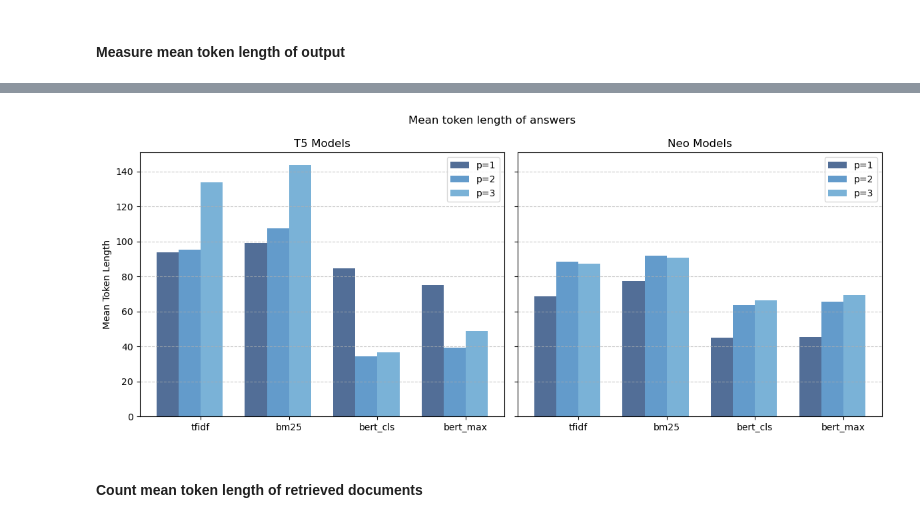
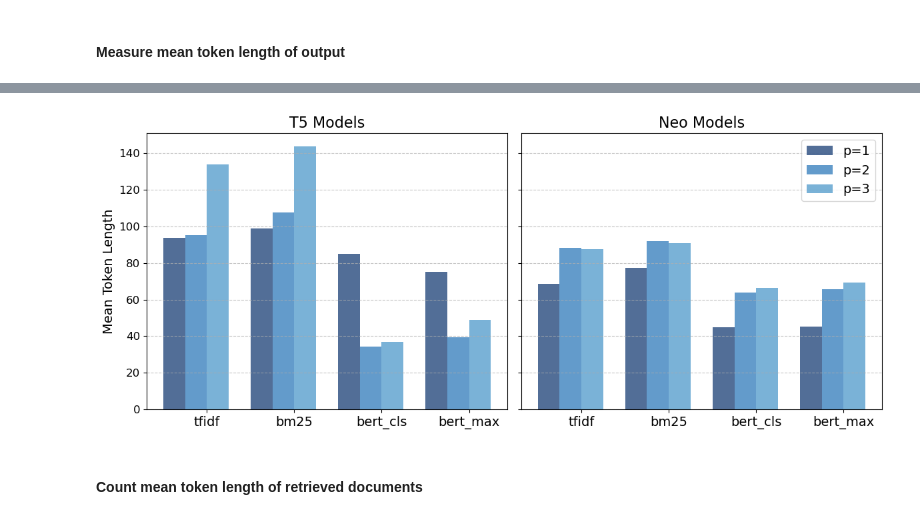
Before and after one commit to asgerkromand/ANLPDP_exam, a Jupyter notebook: notebooks/analysis.ipynb, the cells around one changed output, grey strips where cells are left out. Drawn from its saved outputs; the diff is of its cells as text; code cells hidden in the pictures.

Commit message:
moving graphs

```diff
--- a/notebooks/analysis.ipynb
+++ b/notebooks/analysis.ipynb
@@ -17,7 +17,7 @@ import seaborn as sns
 import re
 # %%
 # reading the dev set
-file_path = "output/devset/devset_with_contexts.parquet.gzip"
+file_path = "../output/devset/devset_with_contexts.parquet.gzip"
 with open(file_path, "rb") as f:
     dev_set = pd.read_parquet(f)
 # %% [markdown]
@@ -83,11 +83,11 @@ def generate_paragraphs(input_file):
 # %%
 # creating a dict
 model_answers = {}
-for file in os.listdir('output/inference'):
+for file in os.listdir('../output/inference'):
         # iterating through and creating model names
         if file.endswith('.txt'):
             model_name = file.replace(".txt", "")
-            with open(f"output/inference/{file}", "r") as f:
+            with open(f"../output/inference/{file}", "r") as f:
                 model_answers[model_name] = f.read().splitlines()
                 print(f"Loaded answers from model: {model_name}")
 # %% [output]
@@ -165,43 +165,43 @@ def plot_token_lengths_subplots(results):
 
      # define color shades for bars
     t5_colors = ['#08306b', '#2171b5', '#4292c6', '#6baed6', '#9ecae1']  # Different blue shades from dark to light
     neo_colors = ['#08306b', '#2171b5', '#4292c6', '#6baed6', '#9ecae1']  # Same blue shades
 
     # set up the subplots
     fig, (ax_t5, ax_neo) = plt.subplots(1, 2, figsize=(12, 5), sharey=True)
 
-    fig.suptitle('Mean token length of answers')
+    #fig.suptitle('Mean token length of answers')
 
     # plot T5 data
     for i, p in enumerate(range(1, 4)):  # k1, k2, k3
         t5_means = [retriever_means_t5[retriever][i] for retriever in retrievers]
         ax_t5.bar(x + i * width - width, t5_means, width, label=f'p={p}', color=t5_colors[i], alpha=0.7)
 
-    ax_t5.set_title('T5 Models')
-    ax_t5.set_ylabel('Mean Token Length')
+    ax_t5.set_title('T5 Models', fontsize=16)
+    ax_t5.set_ylabel('Mean Token Length', fontsize=14)
     ax_t5.set_xticks(x + width / 2)
-    ax_t5.set_xticklabels(retrievers)
-    ax_t5.legend()
+    ax_t5.set_xticklabels(retrievers, fontsize=14)
+    ax_t5.tick_params(axis='y', labelsize=12)
     ax_t5.grid(axis='y', linestyle='--', alpha=0.7)
 
     # plot Neo data
     for i, p in enumerate(range(1, 4)):  # k1, k2, k3
         neo_means = [retriever_means_neo[retriever][i] for retriever in retrievers]
         ax_neo.bar(x + i * width - width, neo_means, width, label=f'p={p}', color=neo_colors[i], alpha=0.7)
 
-    ax_neo.set_title('Neo Models')
+    ax_neo.set_title('Neo Models', fontsize=16)
     ax_neo.set_xticks(x + width / 2)
-    ax_neo.set_xticklabels(retrievers)
-    ax_neo.legend()
+    ax_neo.set_xticklabels(retrievers, fontsize=14)
+    ax_neo.legend(fontsize=14)
     ax_neo.grid(axis='y', linestyle='--', alpha=0.7)
 
     plt.tight_layout()
-    plt.savefig('mean_output_len.pdf', format='pdf')
+    plt.savefig('../output/plots/mean_output_len.pdf', format='pdf')
     plt.show()
 
 plot_token_lengths_subplots(mean_len_dict)
 # %% [output]
-[figure, old version]
+[figure, new version]
 # %% [markdown]
 #### Count mean token length of retrieved documents
 # %%
```
Also changed, not shown: parts of 2 cells of this notebook, 4 other files.
